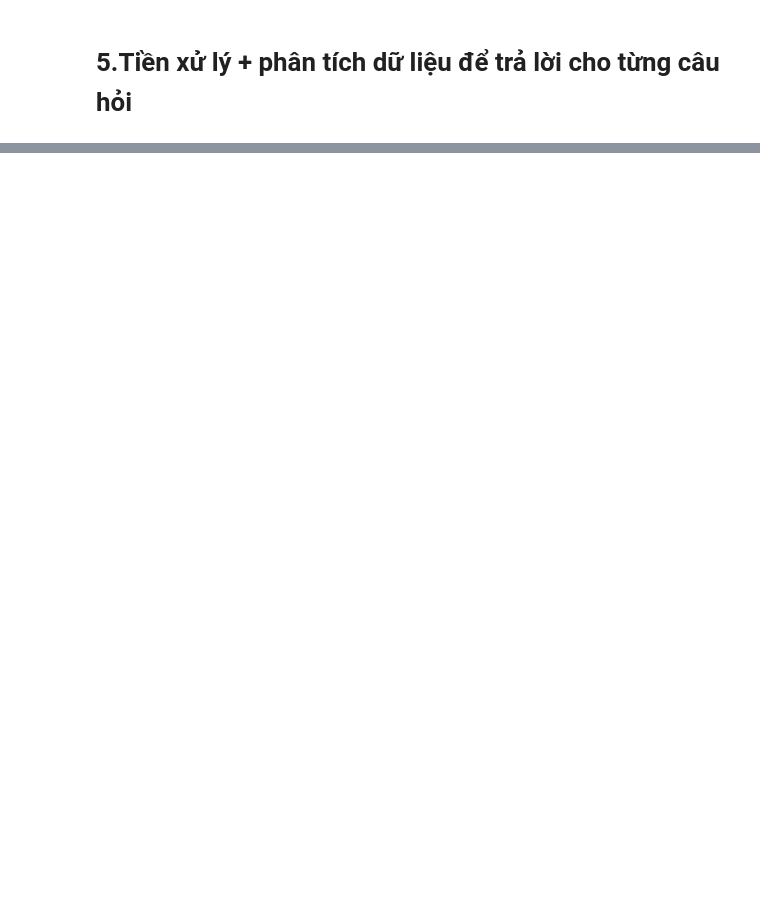
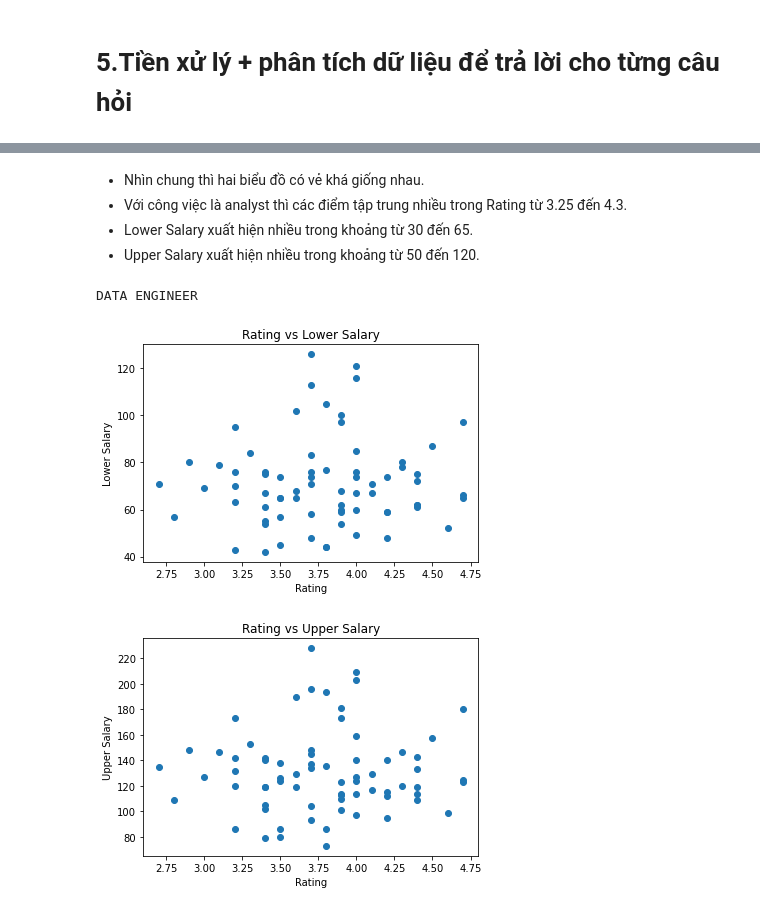
Before and after one commit to Ndthang01/P4DS_FinalProject, a Jupyter notebook: _project.ipynb, the cells around one changed output, grey strips where cells are left out. Drawn from its saved outputs; the diff is of its cells as text; code cells hidden in the pictures; blank space fills up the shorter version.

```diff
--- a/_project.ipynb
+++ b/_project.ipynb
@@ -395,0 +502,27 @@ def num_diff_vals(s):
+# %% [markdown]
+- Nhìn chung thì hai biểu đồ có vẻ khá giống nhau.
+- Với công việc là analyst thì các điểm tập trung nhiều trong Rating từ 3.25 đến 4.3.
+- Lower Salary xuất hiện nhiều trong khoảng từ 30 đến 65.
+- Upper Salary xuất hiện nhiều trong khoảng từ 50 đến 120.
+# %%
+# với công việc là data engineer thì làm tương tự như analyst.
+# lấy ra những dòng có job_title_sim là scientist
+engineer_df = job_salary_df[job_salary_df["job_title_sim"] == "data engineer"]
+
+# vẽ đồ thị
+plt.scatter(engineer_df["Rating"],engineer_df["Lower Salary"])
+plt.xlabel("Rating")
+plt.ylabel("Lower Salary")
+plt.title("Rating vs Lower Salary");
+
+plt.figure()
+plt.scatter(engineer_df["Rating"],engineer_df["Upper Salary"])
+plt.xlabel("Rating")
+plt.ylabel("Upper Salary")
+plt.title("Rating vs Upper Salary");
+
+print("DATA ENGINEER")
+# %% [output]
+DATA ENGINEER
+[figure, added]
+[figure, added]
```
Also changed, not shown: parts of 26 cells of this notebook.
